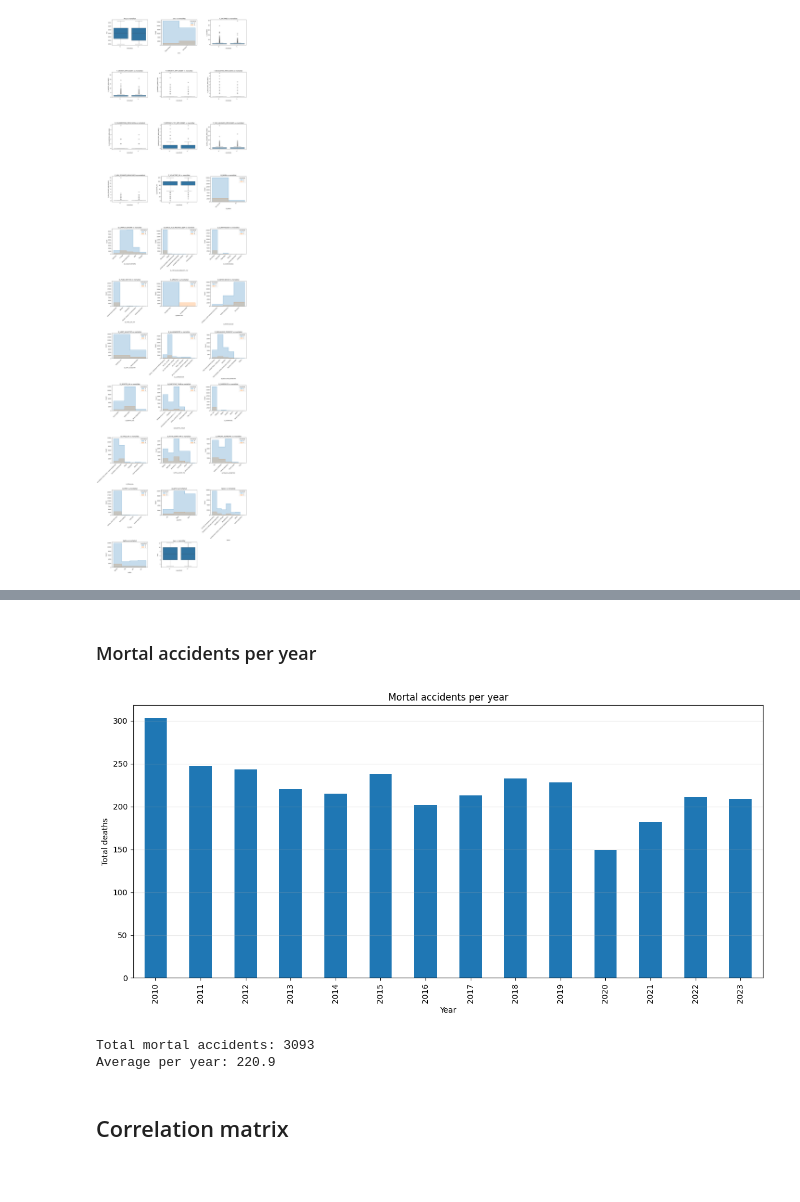
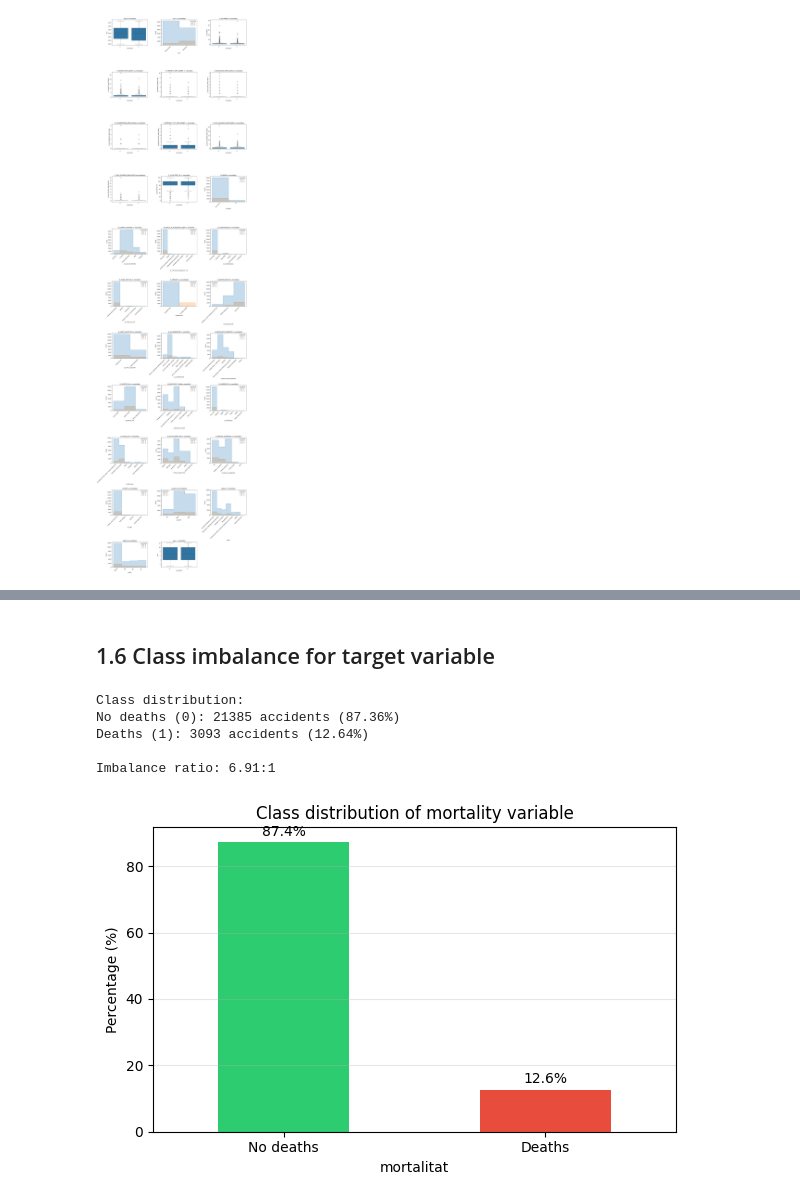
Before and after one commit to uripont/catalan-traffic-accident-analysis, a Jupyter notebook: notebooks/01_exploratory_analysis.ipynb, the cells around one changed output, grey strips where cells are left out. Drawn from its saved outputs; the diff is of its cells as text; code cells hidden in the pictures.

```diff
--- a/notebooks/01_exploratory_analysis.ipynb
+++ b/notebooks/01_exploratory_analysis.ipynb
@@ -286,24 +311,0 @@ plt.show()
-# %% [markdown]
-### Mortal accidents per year
-# %%
-# Total deaths per year
-acc_by_year = df.groupby('Any')['mortalitat'].sum()
-
-fig, ax = plt.subplots(figsize=(12, 6))
-acc_by_year.plot(kind='bar', ax=ax)
-ax.set_title('Mortal accidents per year')
-ax.set_xlabel('Year')
-ax.set_ylabel('Total deaths')
-ax.grid(axis='y', alpha=0.3)
-plt.tight_layout()
-plt.show()
-
-# Print summary statistics
-print(f"Total mortal accidents: {acc_by_year.sum()}")
-print(f"Average per year: {acc_by_year.mean():.1f}")
-# %% [output]
-[figure, removed]
-Total mortal accidents: 3093
-Average per year: 220.9
-# %% [markdown]
-## Correlation matrix
@@ -311,0 +312,28 @@ Average per year: 220.9
+# %% [markdown]
+## 1.6 Class imbalance for target variable
+# %%
+class_distribution = df['mortalitat'].value_counts()
+class_percentages = df['mortalitat'].value_counts(normalize=True) * 100
+
+print("Class distribution:")
+print(f"No deaths (0): {class_distribution[0]} accidents ({class_percentages[0]:.2f}%)")
+print(f"Deaths (1): {class_distribution[1]} accidents ({class_percentages[1]:.2f}%)")
+print(f"\nImbalance ratio: {class_distribution[0] / class_distribution[1]:.2f}:1")
+
+fig, ax = plt.subplots(figsize=(6, 4))
+class_percentages.plot(kind='bar', ax=ax, color=['#2ecc71', '#e74c3c'])
+ax.set_title('Class distribution of mortality variable')
+ax.set_xticklabels(['No deaths', 'Deaths'], rotation=0)
+ax.set_ylabel('Percentage (%)')
+ax.grid(axis='y', alpha=0.3)
+for i, v in enumerate(class_percentages):
+    ax.text(i, v + 1, f'{v:.1f}%', ha='center', va='bottom')
+plt.tight_layout()
+plt.show()
+# %% [output]
+Class distribution:
+No deaths (0): 21385 accidents (87.36%)
+Deaths (1): 3093 accidents (12.64%)
+
+Imbalance ratio: 6.91:1
+[figure, added]
```
Also changed, not shown: parts of 61 cells of this notebook.
